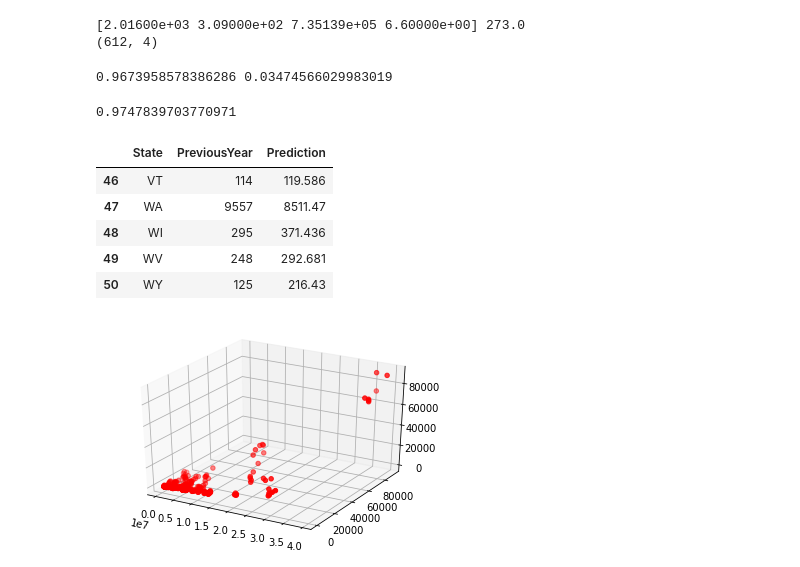
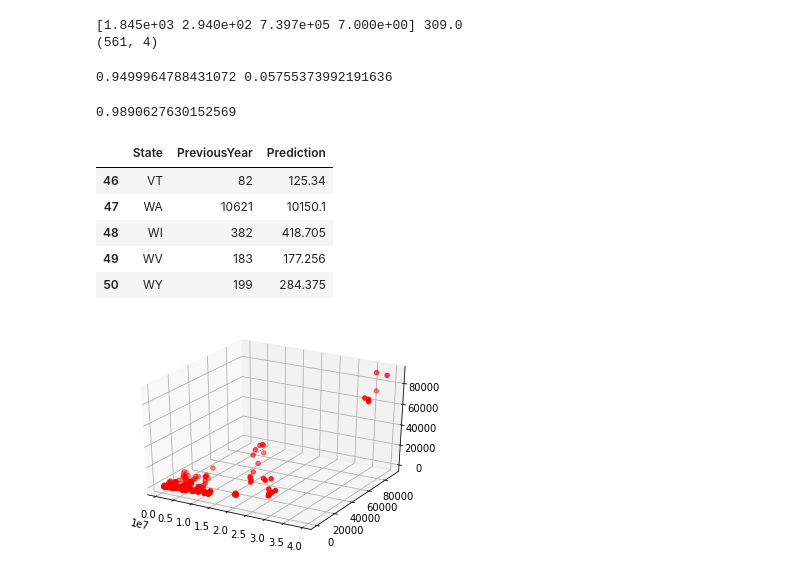
Before and after one commit to Cirrick/hacklytics-2020, a Jupyter notebook: main.ipynb, the cells around one changed output. Cells and saved outputs as stored; diff of their text form; code cells hidden in the pictures.

Commit message:
added 2020 and 2019 predictions based on data from 2007-2018

```diff
--- a/main.ipynb
+++ b/main.ipynb
@@ -2,15 +2,15 @@
 import numpy as np
 import pandas as pd
 from sklearn.preprocessing import scale
-raw_data = pd.read_csv("data/withUnemployment.csv")
+raw_data = pd.read_csv("data/no2019data.csv")
 raw_data.State = pd.factorize(raw_data.State)[0]
 raw_data = raw_data.apply(pd.to_numeric, errors='coerce')
 X, y = np.delete(raw_data.values, [0,1], 1), raw_data.values[:, 1]
 print(X[0, :], y[0])
 print(X.shape)
 # %% [output]
-[2.01600e+03 3.09000e+02 7.35139e+05 6.60000e+00] 273.0
-(612, 4)
+[1.845e+03 2.940e+02 7.397e+05 7.000e+00] 309.0
+(561, 4)
 # %%
 from sklearn.model_selection import train_test_split, cross_val_score
 X_train, X_test, y_train, y_test = train_test_split(X, y, test_size=0.2)
@@ -20,29 +20,29 @@ forest = RandomForestRegressor(max_depth=None, n_estimators=5000)
 scores = cross_val_score(forest, X_train, y_train, cv=10, scoring='explained_variance')
 print(np.mean(scores), np.std(scores))
 # %% [output]
-0.9673958578386286 0.03474566029983019
+0.9499964788431072 0.05755373992191636
 # %%
 forest.fit(X_train, y_train)
 print(forest.score(X_test, y_test))
 # %% [output]
-0.9747839703770971
+0.9890627630152569
 # %%
 # Making predictions
 forest.fit(X, y)
-yearInputs = pd.read_csv("data/2019withUnemployment.csv")
+yearInputs = pd.read_csv("data/2018withUnemployment.csv")
 states = yearInputs.State
 yearData = yearInputs.loc[:, ("overall", 'unsheltered', 'population', 'unemployment')].values
 outputs = forest.predict(yearData)
 result = pd.DataFrame(np.vstack((states, yearInputs.loc[:, "unsheltered"].values, outputs)).T, columns=["State", "PreviousYear", "Prediction"])
-result.to_csv("results/2020predictions.csv")
+result.to_csv("results/2019predictions.csv")
 result.tail()
 # %% [output]
 |  | State | PreviousYear | Prediction |
-| 46 | VT | 114 | 119.586 |
-| 47 | WA | 9557 | 8511.47 |
-| 48 | WI | 295 | 371.436 |
-| 49 | WV | 248 | 292.681 |
-| 50 | WY | 125 | 216.43 |
+| 46 | VT | 82 | 125.34 |
+| 47 | WA | 10621 | 10150.1 |
+| 48 | WI | 382 | 418.705 |
+| 49 | WV | 183 | 177.256 |
+| 50 | WY | 199 | 284.375 |
 # %%
 from mpl_toolkits.mplot3d import Axes3D
 from matplotlib import pyplot as plt
```
Also changed, not shown: 2 other files.
